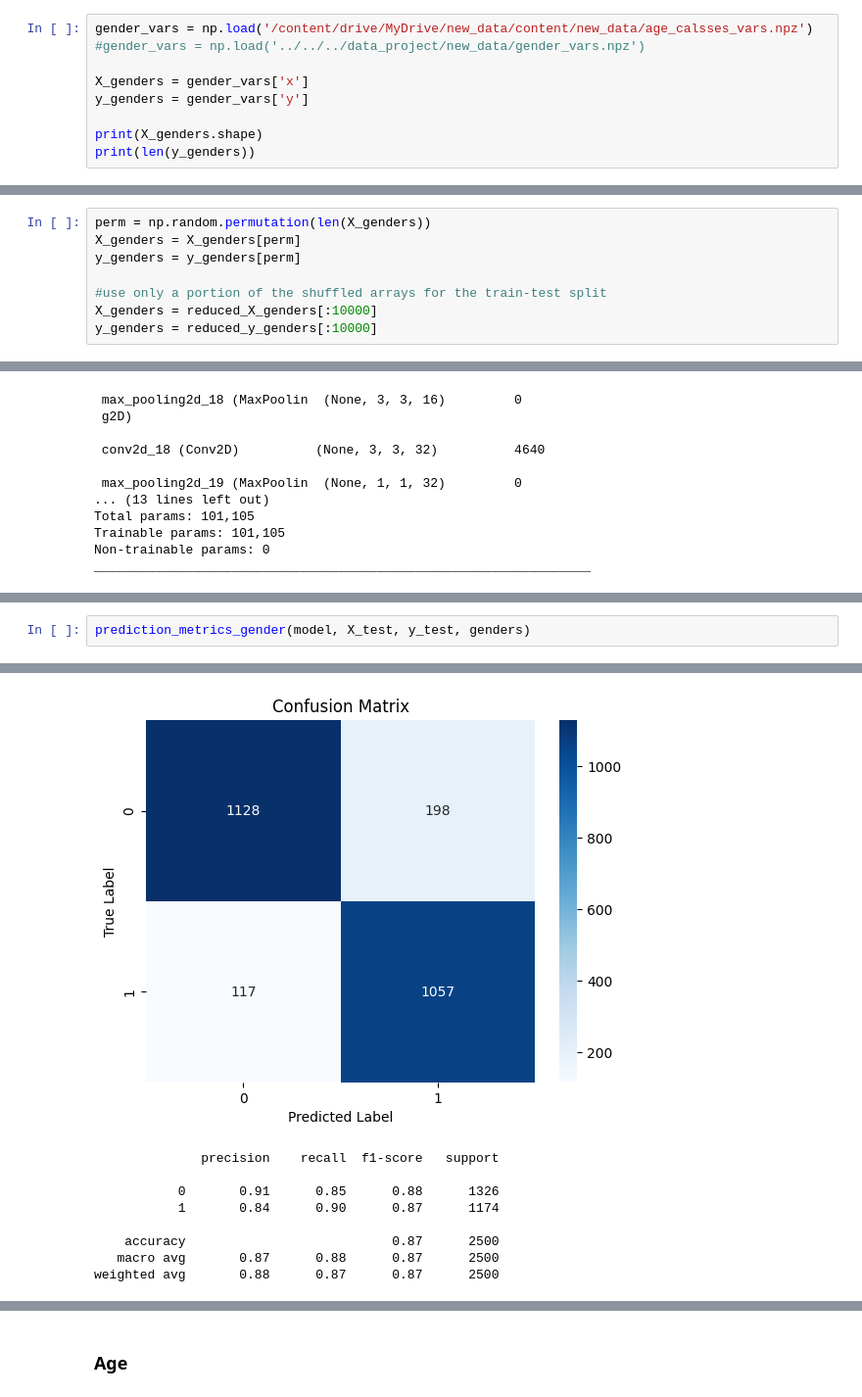
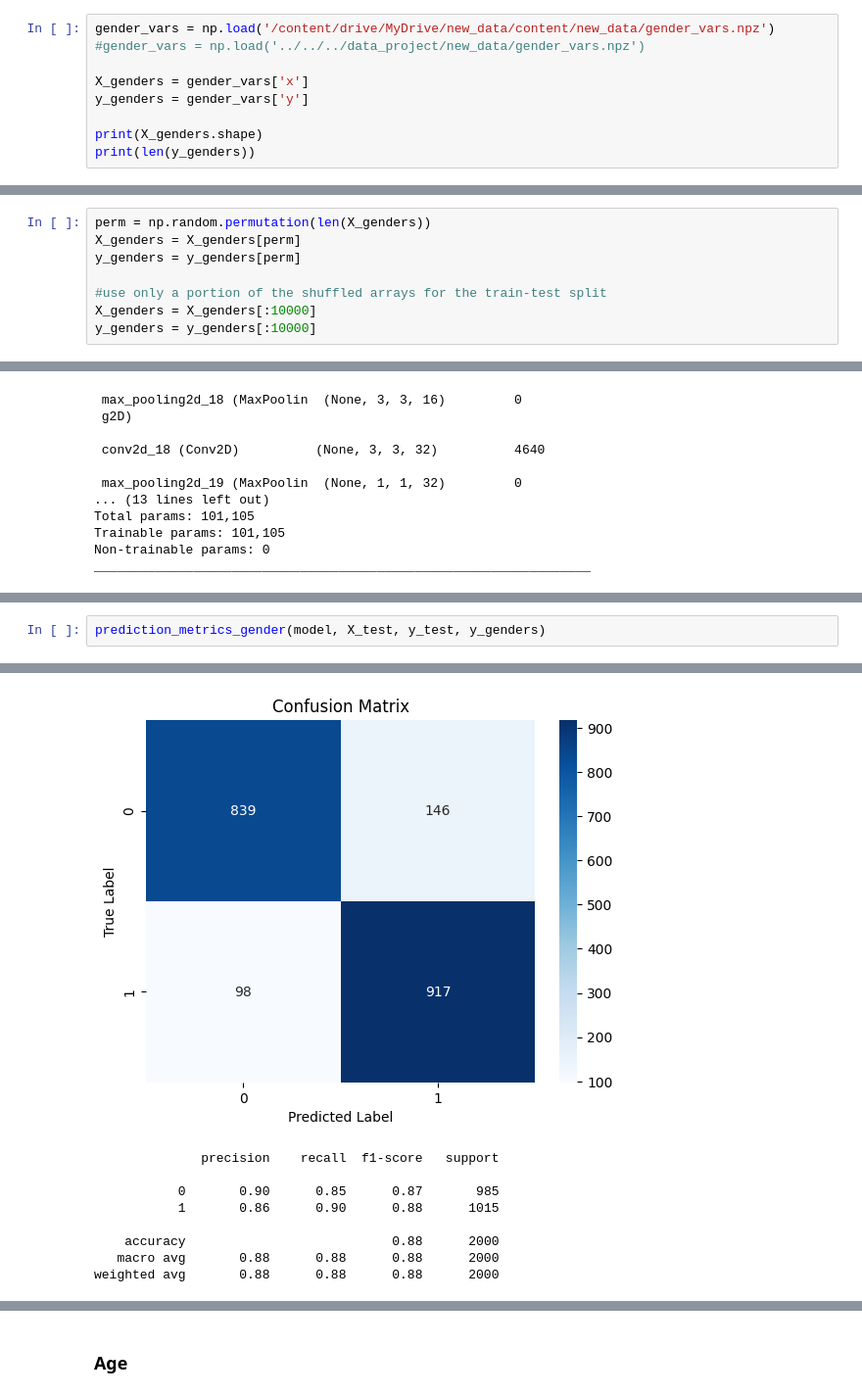
Before and after one commit to ASobreira/Advanced-Machine-Learning, a Jupyter notebook: Project/Project/only_cnn.ipynb, the cells around one changed output, grey strips where cells are left out. Shown at 98% size. Saved outputs shown, nothing was run; the diff lists cells and outputs as text.

```diff
--- a/Project/Project/only_cnn.ipynb
+++ b/Project/Project/only_cnn.ipynb
@@ -205,7 +174,7 @@ array([[1., 0., 0., 0., 0., 0.],
 # %% [markdown]
 ## Genders
 # %%
-gender_vars = np.load('/content/drive/MyDrive/new_data/content/new_data/age_calsses_vars.npz')
+gender_vars = np.load('/content/drive/MyDrive/new_data/content/new_data/gender_vars.npz')
 #gender_vars = np.load('../../../data_project/new_data/gender_vars.npz')
 
 X_genders = gender_vars['x']
@@ -222,8 +191,8 @@ X_genders = X_genders[perm]
 y_genders = y_genders[perm]
 
 #use only a portion of the shuffled arrays for the train-test split
-X_genders = reduced_X_genders[:10000]
-y_genders = reduced_y_genders[:10000]
+X_genders = X_genders[:10000]
+y_genders = y_genders[:10000]
 # %% [markdown]
 # MODELS
 # %% [markdown]
@@ -977,3 +1032,3 @@ Epoch 25/25
 # %%
-prediction_metrics_gender(model, X_test, y_test, genders)
+prediction_metrics_gender(model, X_test, y_test, y_genders)
 # %% [output]
@@ -982,11 +1037,11 @@ MCC:  0.7496360361538621
-[figure, old version]
+[figure, new version]
               precision    recall  f1-score   support
 
-           0       0.91      0.85      0.88      1326
-           1       0.84      0.90      0.87      1174
+           0       0.90      0.85      0.87       985
+           1       0.86      0.90      0.88      1015
 
-    accuracy                           0.87      2500
-   macro avg       0.87      0.88      0.87      2500
-weighted avg       0.88      0.87      0.87      2500
+    accuracy                           0.88      2000
+   macro avg       0.88      0.88      0.88      2000
+weighted avg       0.88      0.88      0.88      2000
 # %%
 loss_plot (history_VGG16_gender)
```
Also changed, not shown: parts of 71 cells of this notebook, 19 other files.
